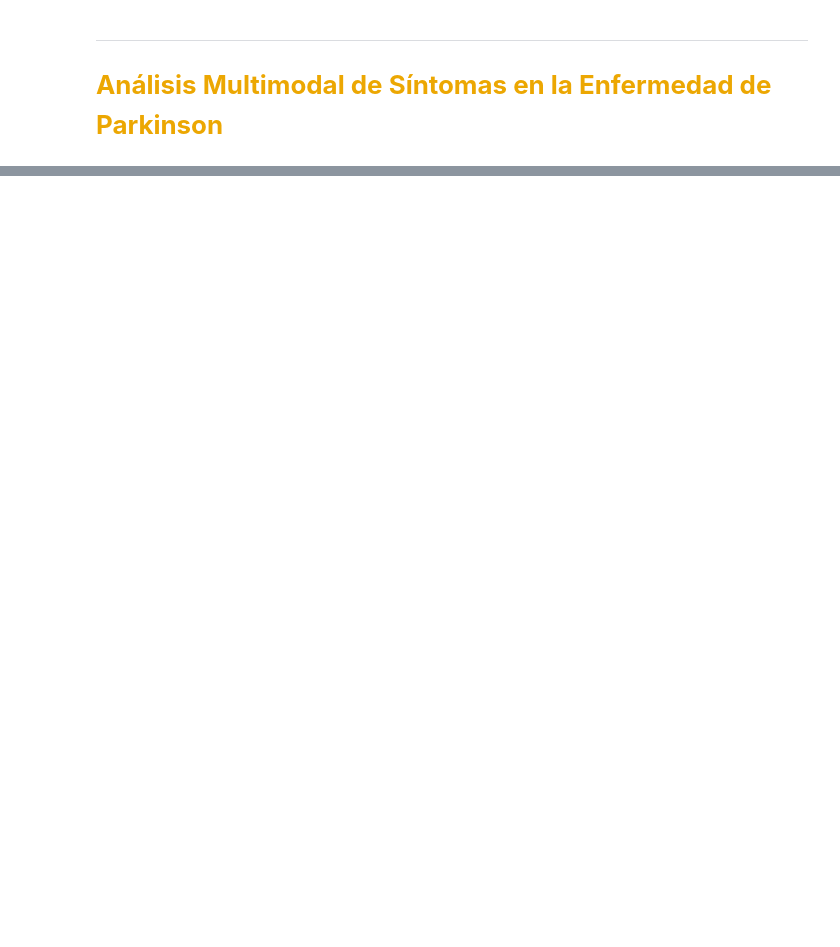
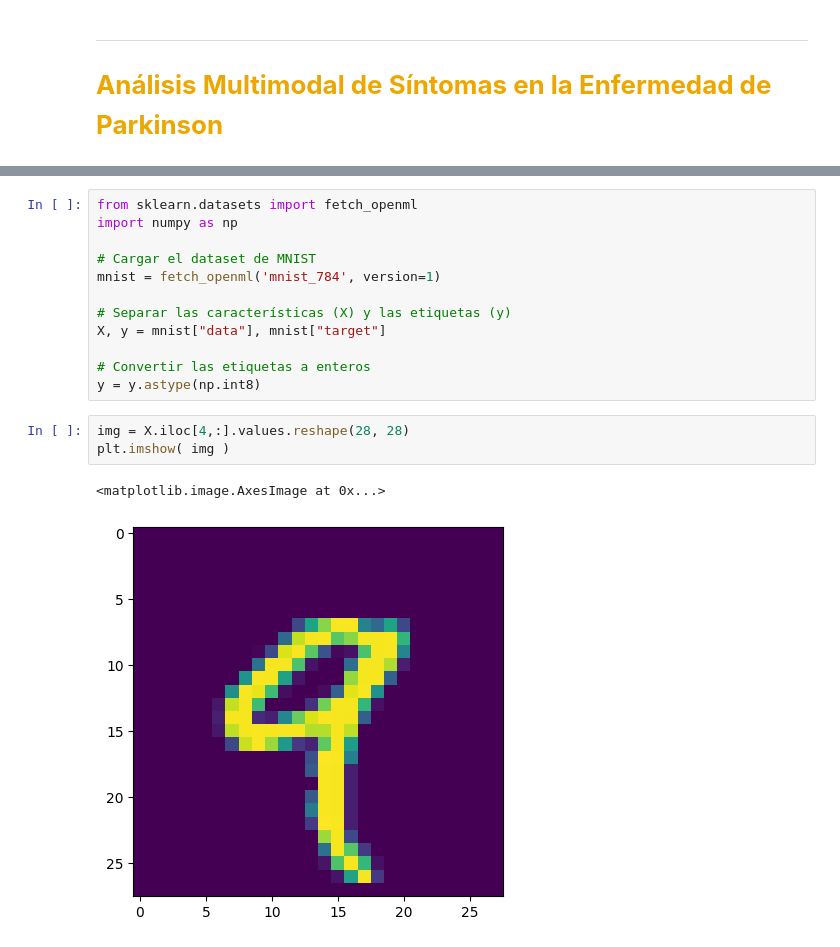
Before and after one commit to AndresFelipeMunozAguilar/Proyecto_Final_IA1_UIS, a Jupyter notebook: notebooks/2.01-afm-dimensionality-reduction.ipynb, the cells around one changed output, grey strips where cells are left out. Saved outputs shown, nothing was run; the diff lists cells and outputs as text; blank space fills up the shorter version.

Commit message:
añado un ejemplo de pca con mnist dataset. no se nota

```diff
--- a/notebooks/2.01-afm-dimensionality-reduction.ipynb
+++ b/notebooks/2.01-afm-dimensionality-reduction.ipynb
@@ -53,0 +73,18 @@ https://www.kaggle.com/code/arthurtok/interactive-intro-to-dimensionality-reduct
+# %%
+from sklearn.datasets import fetch_openml
+import numpy as np
+
+# Cargar el dataset de MNIST
+mnist = fetch_openml('mnist_784', version=1)
+
+# Separar las características (X) y las etiquetas (y)
+X, y = mnist["data"], mnist["target"]
+
+# Convertir las etiquetas a enteros
+y = y.astype(np.int8)
+# %%
+img = X.iloc[4,:].values.reshape(28, 28)
+plt.imshow( img )
+# %% [output]
+<matplotlib.image.AxesImage at 0x...>
+[figure, added]
```
Also changed, not shown: parts of 4 cells of this notebook.
